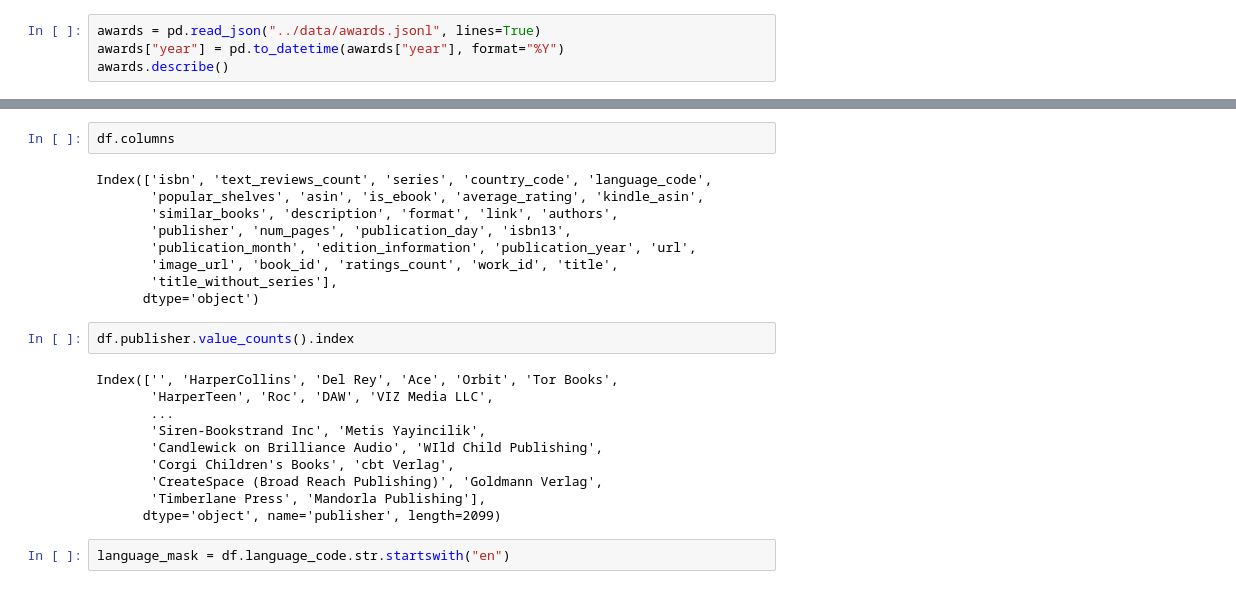
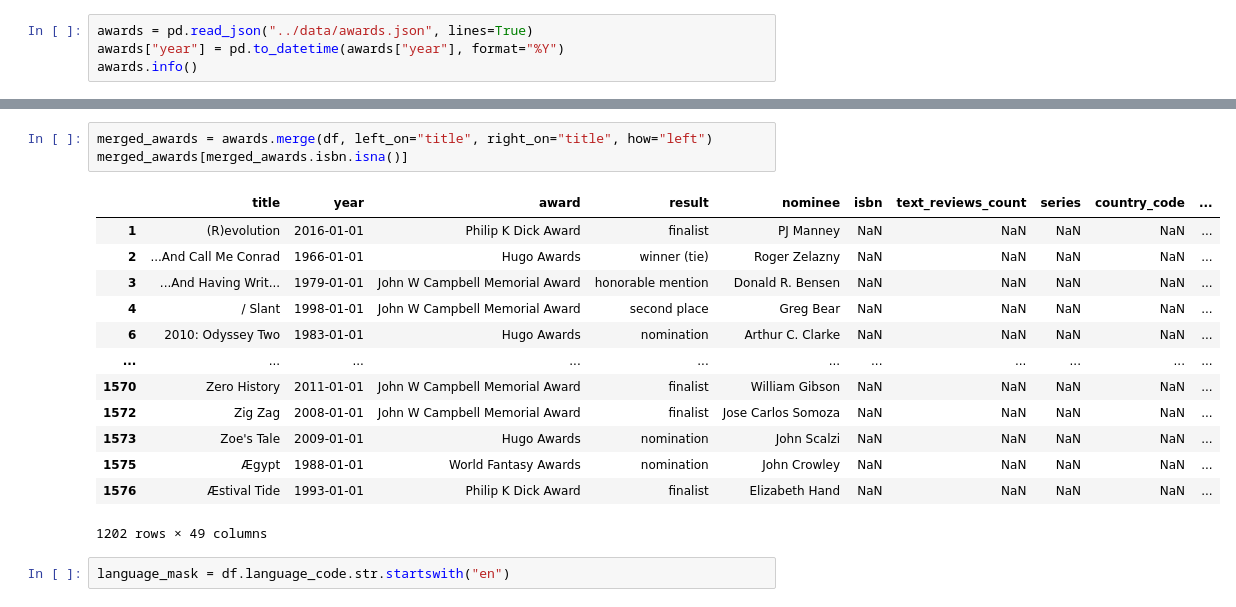
Before and after one commit to raineszm/sff-predict, a Jupyter notebook: notebooks/EDA.ipynb, the cells around one changed output, grey strips where cells are left out. Cells and saved outputs as stored; diff of their text form.

```diff
--- a/notebooks/EDA.ipynb
+++ b/notebooks/EDA.ipynb
@@ -31,6 +38,6 @@ Index(['isbn', 'text_reviews_count', 'series', 'country_code', 'language_code',
       dtype='object')
 # %%
-awards = pd.read_json("../data/awards.jsonl", lines=True)
+awards = pd.read_json("../data/awards.json", lines=True)
 awards["year"] = pd.to_datetime(awards["year"], format="%Y")
-awards.describe()
+awards.info()
 # %% [output]
@@ -50,25 +56,19 @@ Name: count, dtype: int64
-# %%
-df.columns
-# %% [output]
-Index(['isbn', 'text_reviews_count', 'series', 'country_code', 'language_code',
-       'popular_shelves', 'asin', 'is_ebook', 'average_rating', 'kindle_asin',
-       'similar_books', 'description', 'format', 'link', 'authors',
-       'publisher', 'num_pages', 'publication_day', 'isbn13',
-       'publication_month', 'edition_information', 'publication_year', 'url',
-       'image_url', 'book_id', 'ratings_count', 'work_id', 'title',
-       'title_without_series'],
-      dtype='object')
-# %%
-df.publisher.value_counts().index
-# %% [output]
-Index(['', 'HarperCollins', 'Del Rey', 'Ace', 'Orbit', 'Tor Books',
-       'HarperTeen', 'Roc', 'DAW', 'VIZ Media LLC',
-       ...
-       'Siren-Bookstrand Inc', 'Metis Yayincilik',
-       'Candlewick on Brilliance Audio', 'WIld Child Publishing',
-       'Corgi Children's Books', 'cbt Verlag',
-       'CreateSpace (Broad Reach Publishing)', 'Goldmann Verlag',
-       'Timberlane Press', 'Mandorla Publishing'],
-      dtype='object', name='publisher', length=2099)
+# %%
+merged_awards = awards.merge(df, left_on="title", right_on="title", how="left")
+merged_awards[merged_awards.isbn.isna()]
+# %% [output]
+|  | title | year | award | result | nominee | isbn | text_reviews_count | series | country_code | ... |
+| 1 | (R)evolution | 2016-01-01 | Philip K Dick Award | finalist | PJ Manney | NaN | NaN | NaN | NaN | ... |
+| 2 | ...And Call Me Conrad | 1966-01-01 | Hugo Awards | winner (tie) | Roger Zelazny | NaN | NaN | NaN | NaN | ... |
+| 3 | ...And Having Writ... | 1979-01-01 | John W Campbell Memorial Award | honorable mention | Donald R. Bensen | NaN | NaN | NaN | NaN | ... |
+| 4 | / Slant | 1998-01-01 | John W Campbell Memorial Award | second place | Greg Bear | NaN | NaN | NaN | NaN | ... |
+| 6 | 2010: Odyssey Two | 1983-01-01 | Hugo Awards | nomination | Arthur C. Clarke | NaN | NaN | NaN | NaN | ... |
+| ... | ... | ... | ... | ... | ... | ... | ... | ... | ... | ... |
+| 1570 | Zero History | 2011-01-01 | John W Campbell Memorial Award | finalist | William Gibson | NaN | NaN | NaN | NaN | ... |
+| 1572 | Zig Zag | 2008-01-01 | John W Campbell Memorial Award | finalist | Jose Carlos Somoza | NaN | NaN | NaN | NaN | ... |
+| 1573 | Zoe's Tale | 2009-01-01 | Hugo Awards | nomination | John Scalzi | NaN | NaN | NaN | NaN | ... |
+| 1575 | Ægypt | 1988-01-01 | World Fantasy Awards | nomination | John Crowley | NaN | NaN | NaN | NaN | ... |
+| 1576 | Æstival Tide | 1993-01-01 | Philip K Dick Award | finalist | Elizabeth Hand | NaN | NaN | NaN | NaN | ... |
+1202 rows × 49 columns
 # %%
 language_mask = df.language_code.str.startswith("en")
```
Also changed, not shown: parts of 9 cells of this notebook, 3 other files.
